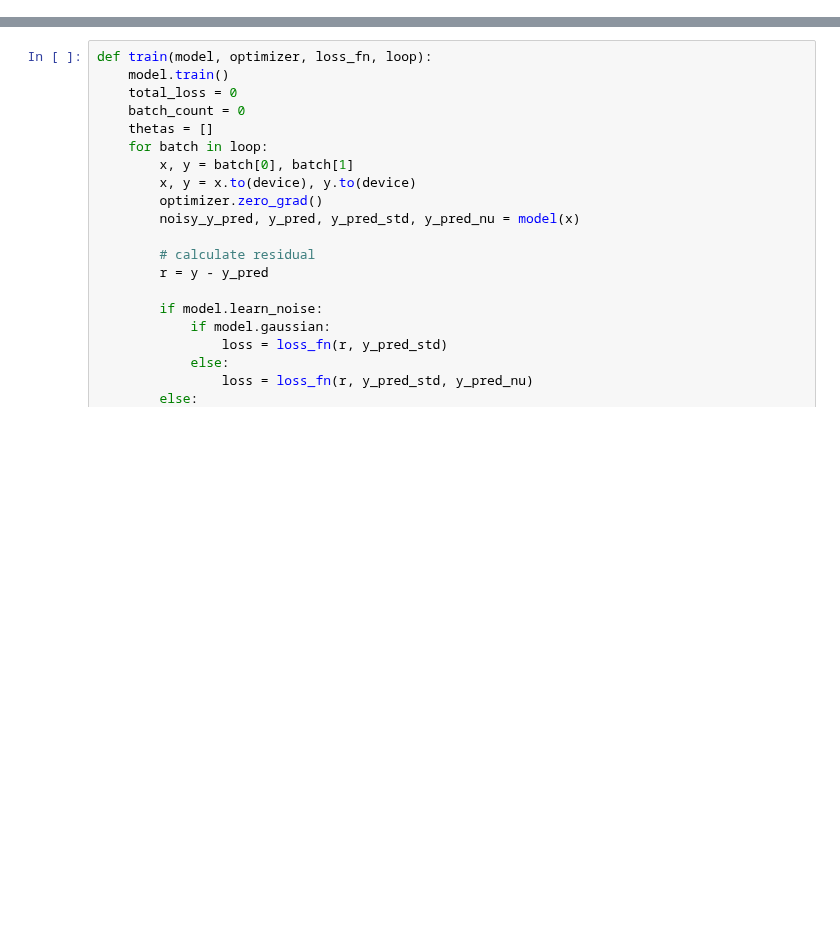
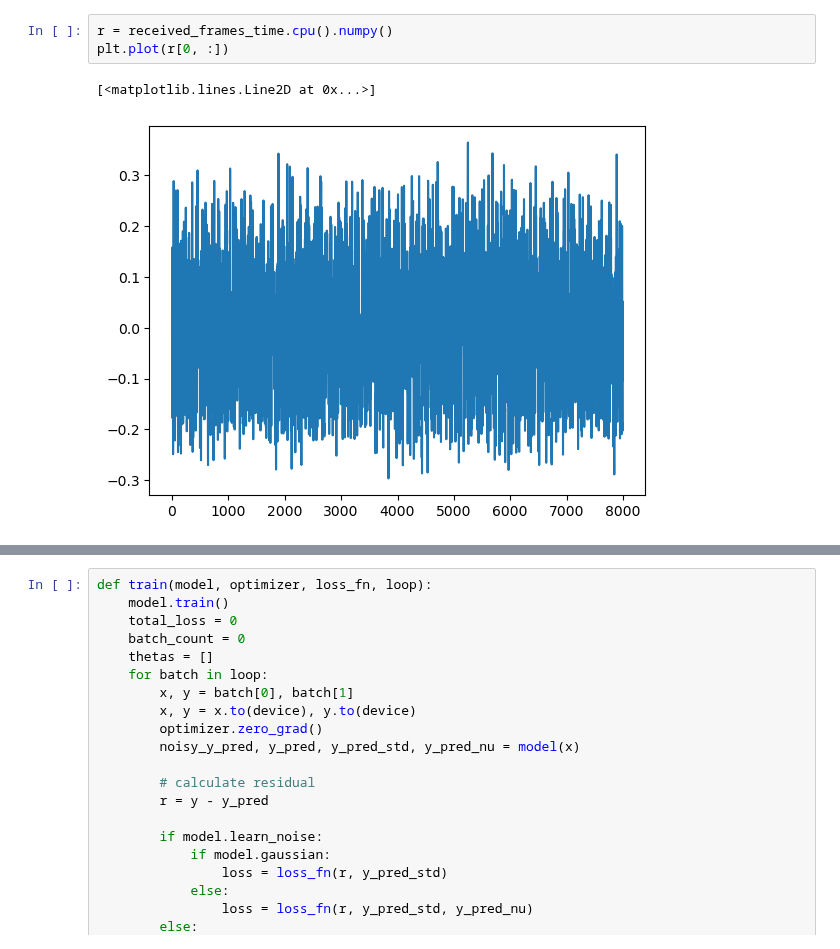
Before and after one commit to UW-Photonics-Lab/prob_tcn_for_LED, a Jupyter notebook: notebooks/probabilistic_TCN_channel_and_autoencoders.ipynb, the cells around one changed output, grey strips where cells are left out. Cells and saved outputs as stored; diff of their text form; blank space fills up the shorter version.

```diff
--- a/notebooks/probabilistic_TCN_channel_and_autoencoders.ipynb
+++ b/notebooks/probabilistic_TCN_channel_and_autoencoders.ipynb
@@ -204,3 +233,9 @@ Train Size 6202
+# %%
+r = received_frames_time.cpu().numpy()
+plt.plot(r[0, :])
+# %% [output]
+[<matplotlib.lines.Line2D at 0x...>]
+[figure, added]
 # %%
 class TCNBlock(nn.Module):
     def __init__(self, in_channels, out_channels, kernel_size, dilation):
```
Also changed, not shown: parts of 15 cells of this notebook, 4 other files.
